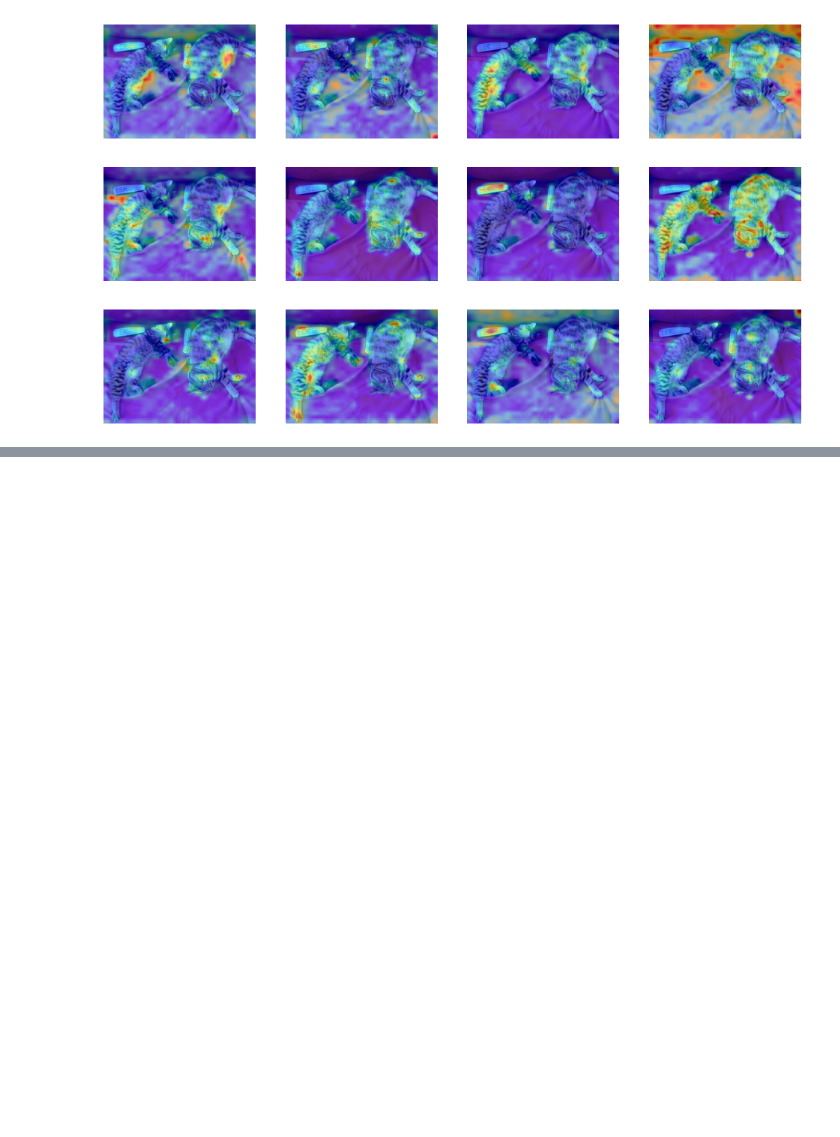
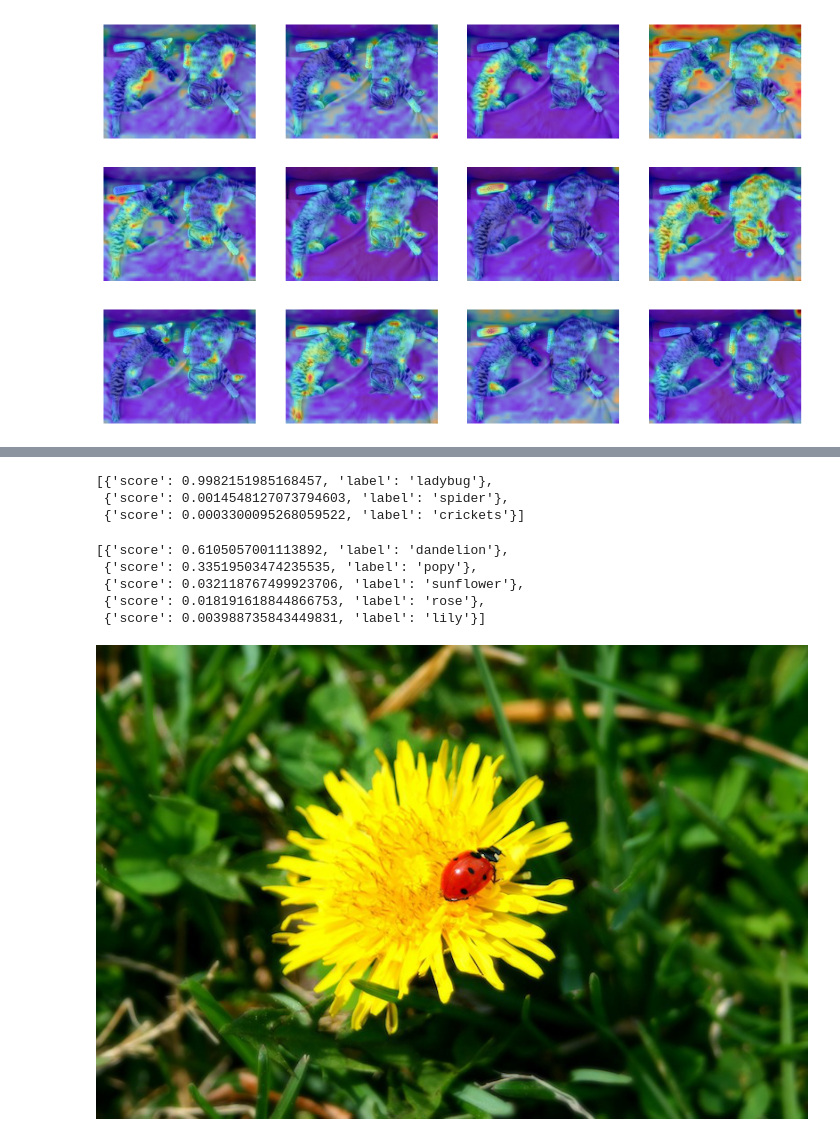
Before and after one commit to Portia-dot/VisionAndMultimodalTransformers, a Jupyter notebook: Pretrained_ViT.ipynb, the cells around one changed output, grey strips where cells are left out. Cells and saved outputs as stored; diff of their text form; code cells hidden in the pictures; blank space fills up the shorter version.

```diff
--- a/Unsupervised_Image_Segmentation_Using_DINO.ipynb
+++ b/Pretrained_ViT.ipynb
@@ -76,0 +79,14 @@ plt.show()
+# %%
+from transformers import pipeline
+model_id = 'openai/clip-vit-base-patch32'
+clip_pipeline = pipeline(
+    task = 'zero-shot-image-classification', model_id = model_id, device_map= 'auto', dtype= 'auto'
+)
+candidate_labels = ['crickets', 'ladybug', 'spider']
+image_url = 'https://homl.info/ladybug'
+
+results = clip_pipeline(
+    image = image_url,
+    candidate_labels = candidate_labels,
+    hypothesis_template = 'This is a photo of a {}',
+)
@@ -76,0 +100,6 @@ plt.show()
+# %%
+results
+# %% [output]
+[{'score': 0.9982151985168457, 'label': 'ladybug'},
+ {'score': 0.0014548127073794603, 'label': 'spider'},
+ {'score': 0.0003300095268059522, 'label': 'crickets'}]
@@ -76,0 +113,15 @@ plt.show()
+# %%
+results2
+# %% [output]
+[{'score': 0.6105057001113892, 'label': 'dandelion'},
+ {'score': 0.33519503474235535, 'label': 'popy'},
+ {'score': 0.032118767499923706, 'label': 'sunflower'},
+ {'score': 0.018191618844866753, 'label': 'rose'},
+ {'score': 0.003988735843449831, 'label': 'lily'}]
+# %%
+from PIL import Image
+import urllib.request
+image = Image.open(urllib.request.urlopen(image_url))
+image
+# %% [output]
+[figure, added]
```
Also changed, not shown: parts of 3 cells of this notebook.
